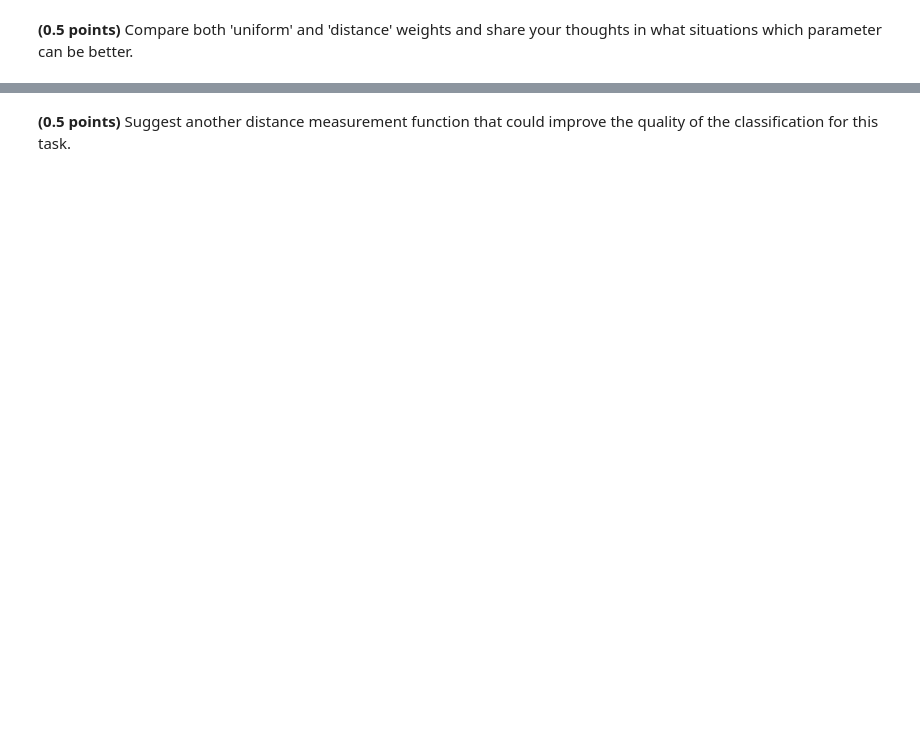
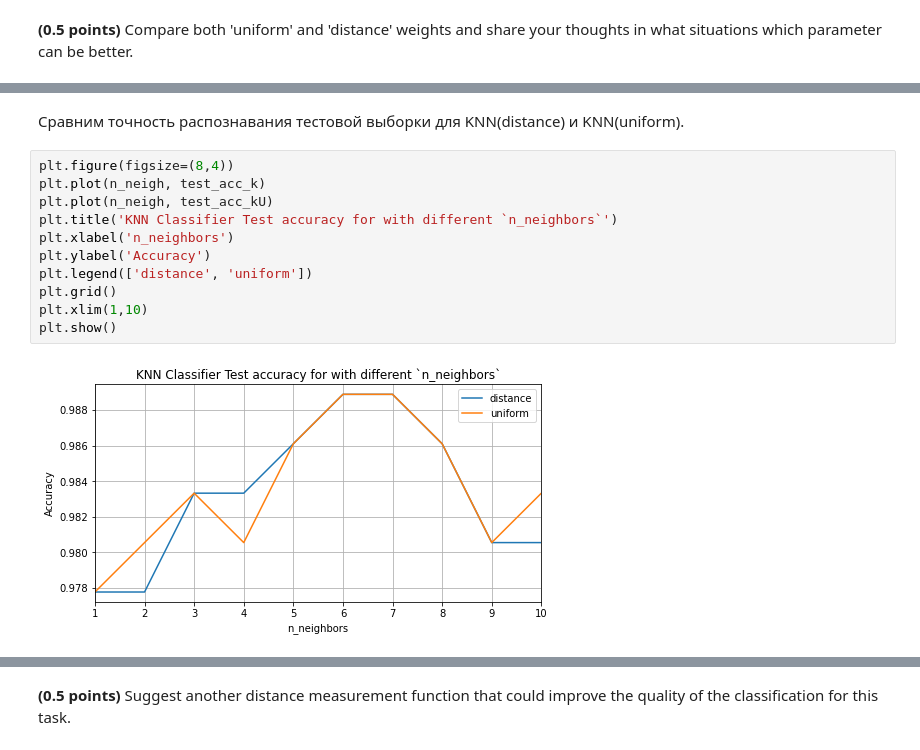
Before and after one commit to aslmyura/ml-python, a Jupyter notebook: 5_classification_linear_knn/hw_classification.ipynb, the cells around one changed output, grey strips where cells are left out. Cells and saved outputs as stored; diff of their text form; blank space fills up the shorter version.

```diff
--- a/5_classification_linear_knn/hw_classification.ipynb
+++ b/5_classification_linear_knn/hw_classification.ipynb
@@ -622,0 +726,15 @@ assert test_acc > 0.98
+# %% [markdown]
+Сравним точность распознавания тестовой выборки для KNN(distance) и KNN(uniform).
+# %%
+plt.figure(figsize=(8,4))
+plt.plot(n_neigh, test_acc_k)
+plt.plot(n_neigh, test_acc_kU)
+plt.title('KNN Classifier Test accuracy for with different `n_neighbors`')
+plt.xlabel('n_neighbors')
+plt.ylabel('Accuracy')
+plt.legend(['distance', 'uniform'])
+plt.grid()
+plt.xlim(1,10)
+plt.show()
+# %% [output]
+[figure, added]
```
Also changed, not shown: parts of 27 cells of this notebook.
